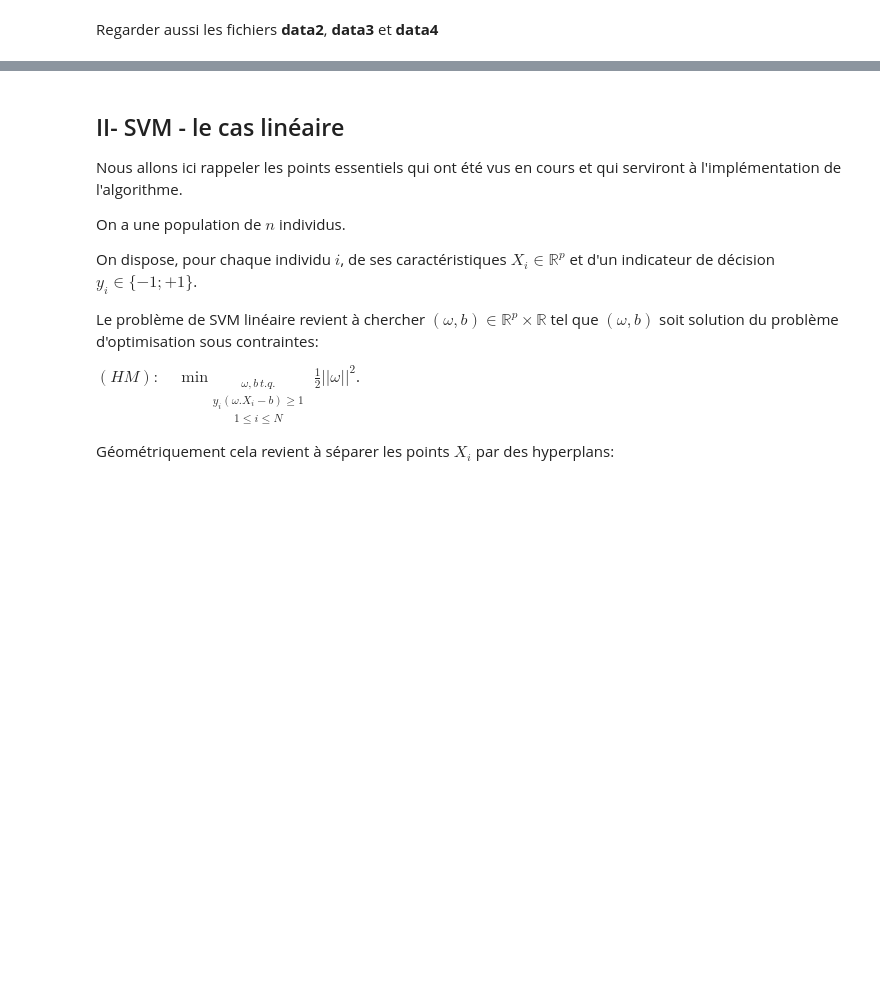
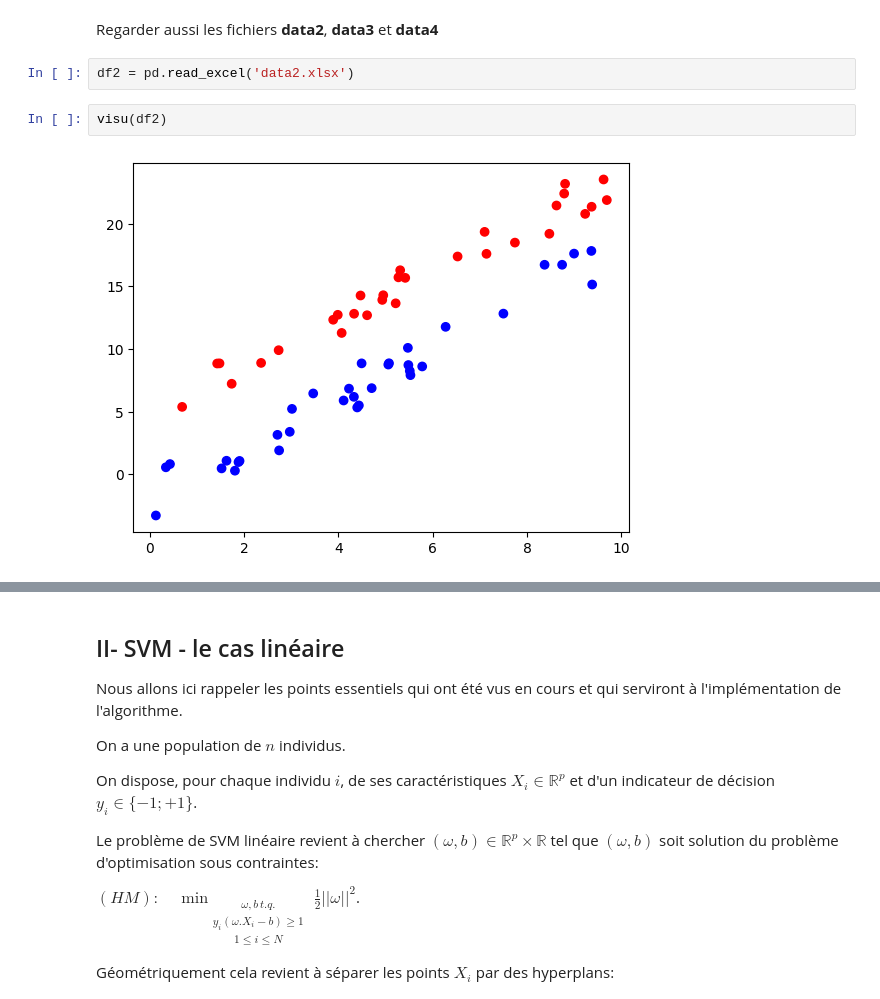
Before and after one commit to K-bNd/svm_ocvx, a Jupyter notebook: TP_SVM-sujet.ipynb, the cells around one changed output, grey strips where cells are left out. Cells and saved outputs as stored; diff of their text form; blank space fills up the shorter version.

```diff
--- a/TP_SVM-sujet.ipynb
+++ b/TP_SVM-sujet.ipynb
@@ -68,2 +105,8 @@ df1.head(10)
 # %% [markdown]
 Regarder aussi les fichiers **data2**, **data3** et **data4**
+# %%
+df2 = pd.read_excel('data2.xlsx')
+# %%
+visu(df2)
+# %% [output]
+[figure, added]
```
Also changed, not shown: parts of 11 cells of this notebook, 1 other file.
